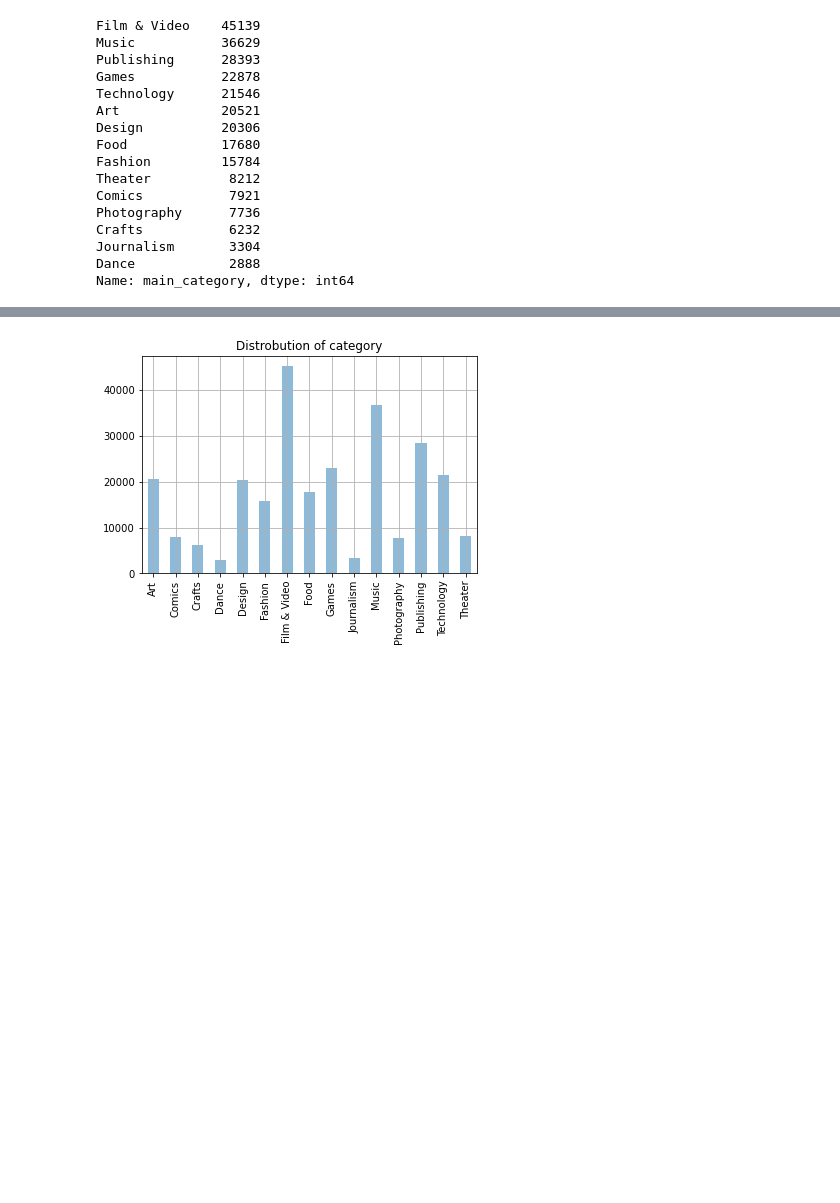
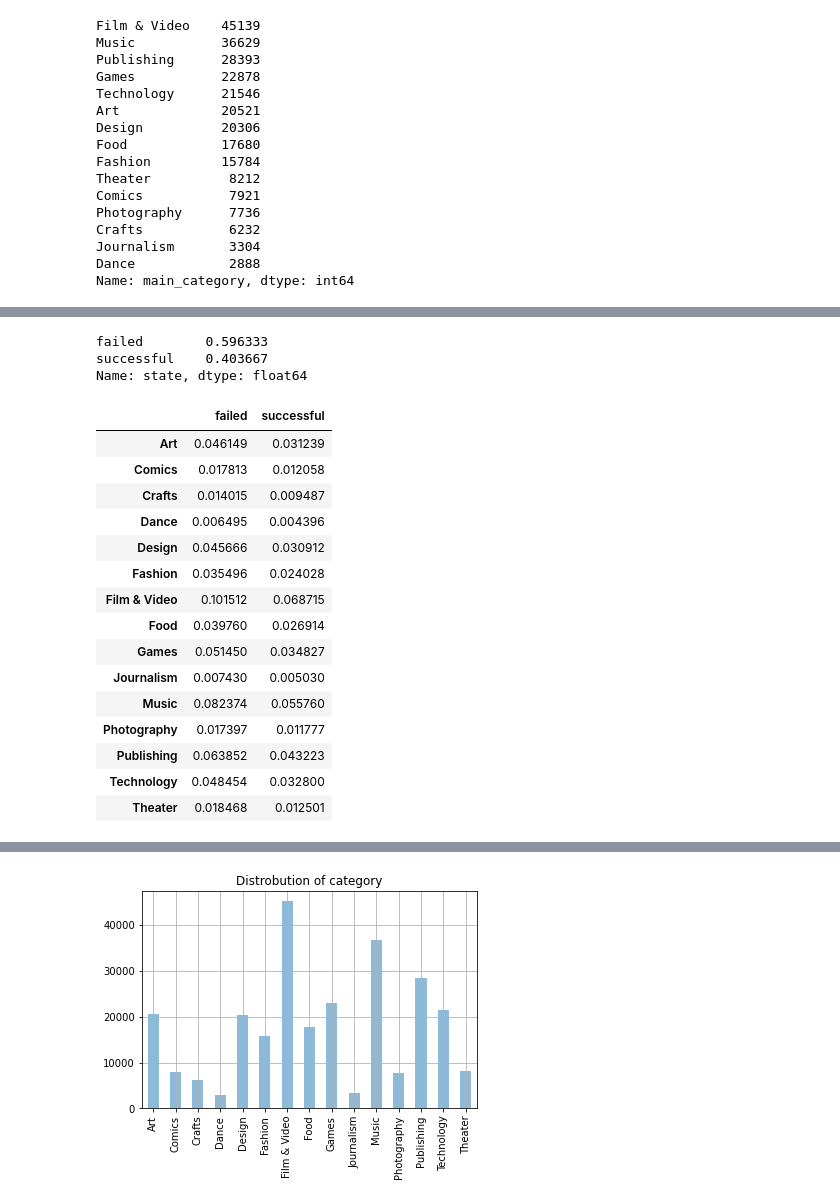
Before and after one commit to davidwederstrandtsr/Xtra_projects, a Jupyter notebook: kickstarter-exercise.ipynb, the cells around one changed output, grey strips where cells are left out. Cells and saved outputs as stored; diff of their text form; code cells hidden in the pictures; blank space fills up the shorter version.

```diff
--- a/kickstarter-exercise.ipynb
+++ b/kickstarter-exercise.ipynb
@@ -299,3 +302,8 @@ Crafts           6232
 Journalism       3304
 Dance            2888
 Name: main_category, dtype: int64
+# %%
+n = train.shape[0]
+# %%
+category_portions = train.main_category.value_counts() / n
+category_portions
@@ -301,0 +327,33 @@ Name: main_category, dtype: int64
+# %%
+state_portions = train.state.value_counts() / n
+state_portions
+# %% [output]
+failed        0.596333
+successful    0.403667
+Name: state, dtype: float64
+# %%
+expected = pd.DataFrame()
+# %%
+for category_group, c_prop in category_portions.iteritems():
+    for state_group, d_prop in state_portions.iteritems():
+        expected.loc[category_group, state_group] = c_prop * d_prop
+
+expected.sort_index(inplace=True)
+expected
+# %% [output]
+|  | failed | successful |
+| Art | 0.046149 | 0.031239 |
+| Comics | 0.017813 | 0.012058 |
+| Crafts | 0.014015 | 0.009487 |
+| Dance | 0.006495 | 0.004396 |
+| Design | 0.045666 | 0.030912 |
+| Fashion | 0.035496 | 0.024028 |
+| Film & Video | 0.101512 | 0.068715 |
+| Food | 0.039760 | 0.026914 |
+| Games | 0.051450 | 0.034827 |
+| Journalism | 0.007430 | 0.005030 |
+| Music | 0.082374 | 0.055760 |
+| Photography | 0.017397 | 0.011777 |
+| Publishing | 0.063852 | 0.043223 |
+| Technology | 0.048454 | 0.032800 |
+| Theater | 0.018468 | 0.012501 |
```
Also changed, not shown: parts of 19 cells of this notebook, 1 other file.
